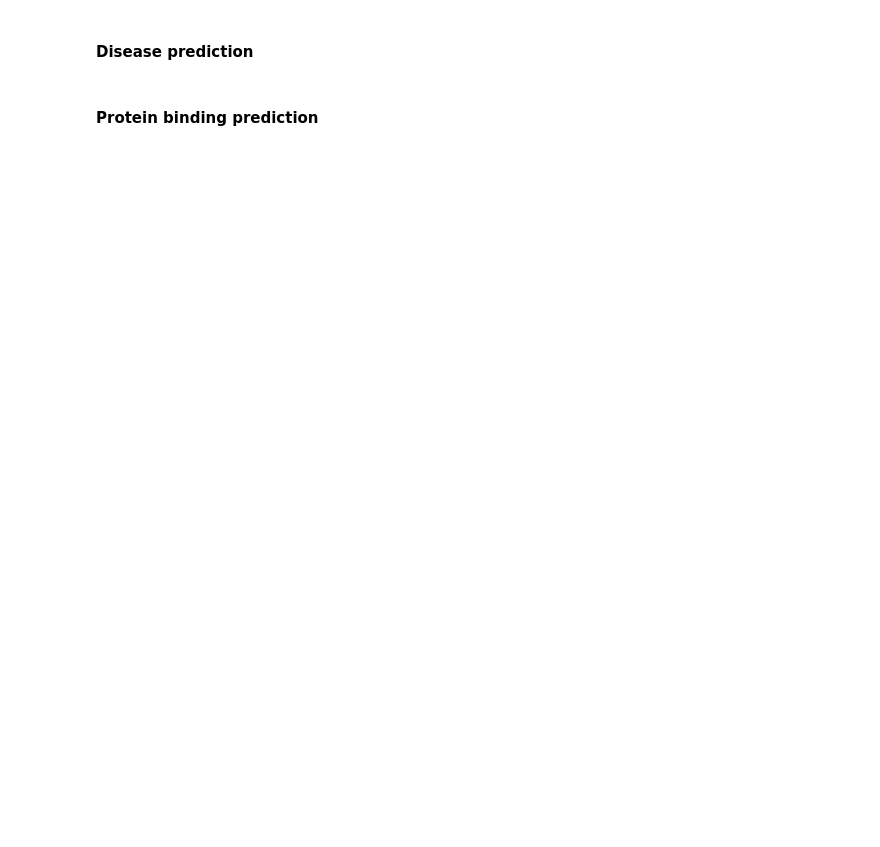
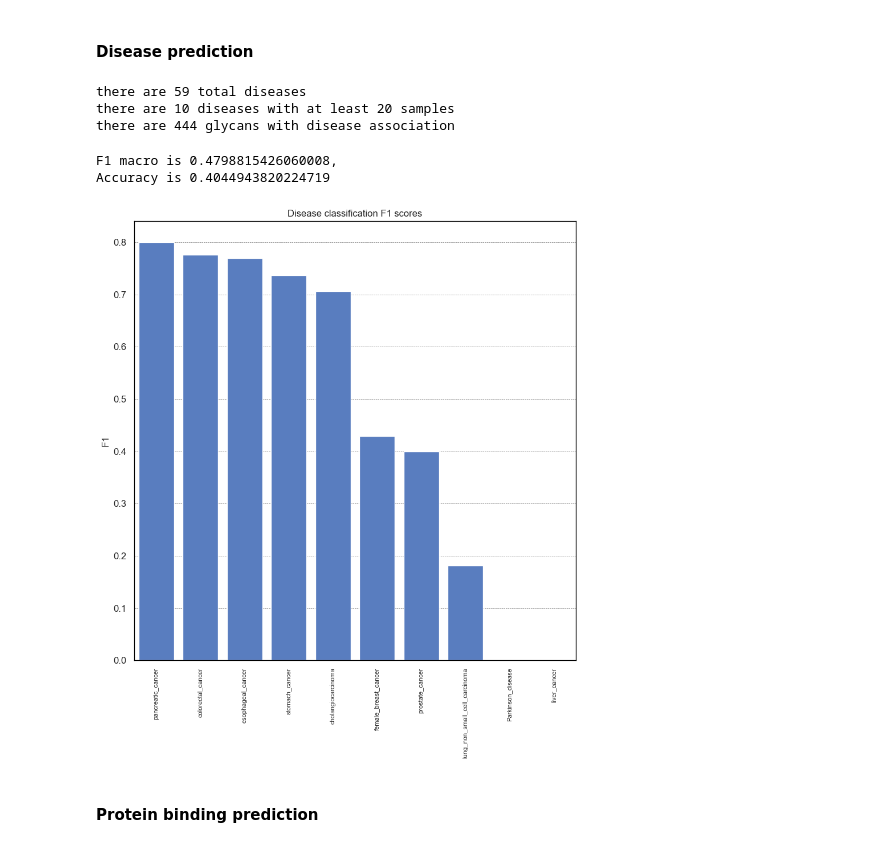
Before and after one commit to AliSaadatV/glycan_analysis, a Jupyter notebook: task2/notebooks/03_embeddings_analysis.ipynb, the cells around one changed output. Drawn from its saved outputs; the diff is of its cells as text; code cells hidden in the pictures; blank space fills up the shorter version.

```diff
--- a/task2/notebooks/03_embeddings_analysis.ipynb
+++ b/task2/notebooks/03_embeddings_analysis.ipynb
@@ -201,4 +203,73 @@ plt.show()
 # %% [markdown]
 #### Disease prediction
+# %%
+# create a list of all diseases
+all_diseases_list = []
+
+for idx, row in df_glycan.iterrows():
+    all_diseases_list += row['disease_association']
+
+all_diseases_list = list(set(all_diseases_list))
+all_diseases_list.remove('')
+print(f'there are {len(all_diseases_list)} total diseases')
+
+# create dataframe with glycan and diseases
+df_disease = df_glycan[['glycan', 'disease_association']].copy()
+df_disease[all_diseases_list] = 0
+keep_glycan = []
+
+for idx, row in df_disease.iterrows():
+    temp_diseases = row['disease_association']
+
+    if '' in temp_diseases:
+        temp_diseases.remove('')
+
+    if len(temp_diseases) > 0:
+        keep_glycan.append(row['glycan'])
+
+        for disease in temp_diseases:
+            if disease != '':
+                df_disease.at[idx, disease] = 1
+
+df_disease = df_disease[df_disease.glycan.isin(keep_glycan)]
+
+K = 20
+all_diseases_list_threshold = [x for x in all_diseases_list if df_disease[x].sum()>K] # keep diseases (columns) with at least K samples
+
+print(f'there are {len(all_diseases_list_threshold)} diseases with at least {K} samples')
+
+df_disease = df_disease[df_disease[all_diseases_list_threshold].sum(axis=1) > 0] # make sure to keep rows that have at least one disease
+
+print(f'there are {len(df_disease)} glycans with disease association')
+# %% [output]
+there are 59 total diseases
+there are 10 diseases with at least 20 samples
+there are 444 glycans with disease association
+# %%
+# add embeddings
+df_disease = df_disease.merge(all_embeds_df[['glycan'] + pc_cols], how = 'left').dropna()
+
+# remove duplicates
+df_disease = df_disease[~df_disease[pc_cols].duplicated()]
+# %%
+model_disease, f1_macro, f1_all_labels, accuracy = train_classifier(df_disease, pc_cols, all_diseases_list_threshold, multi_label=True, max_iter=200, n_jobs=4, normalize=True)
+# %%
+print(f'F1 macro is {f1_macro},\nAccuracy is {accuracy}')
+# %% [output]
+F1 macro is 0.4798815426060008,
+Accuracy is 0.4044943820224719
+# %%
+f1_all_labels_df = pd.DataFrame({'F1': f1_all_labels, 'Disease': all_diseases_list_threshold})
+f1_all_labels_df = f1_all_labels_df.sort_values(by='F1', ascending=False)
+
+plt.figure(figsize=(10, 10))
+sns.barplot(data=f1_all_labels_df, x='Disease', y='F1')
+plt.xticks(rotation=90, fontsize=8)
+plt.xlabel(None)
+plt.title('Disease classification F1 scores')
+plt.savefig(config['paths']['figures_dir']+'/disease_classification.png')
+plt.show()
+# %% [output]
+[figure, added]
 # %% [markdown]
 #### Protein binding prediction
```
Also changed, not shown: parts of 26 cells of this notebook, 5 other files.
